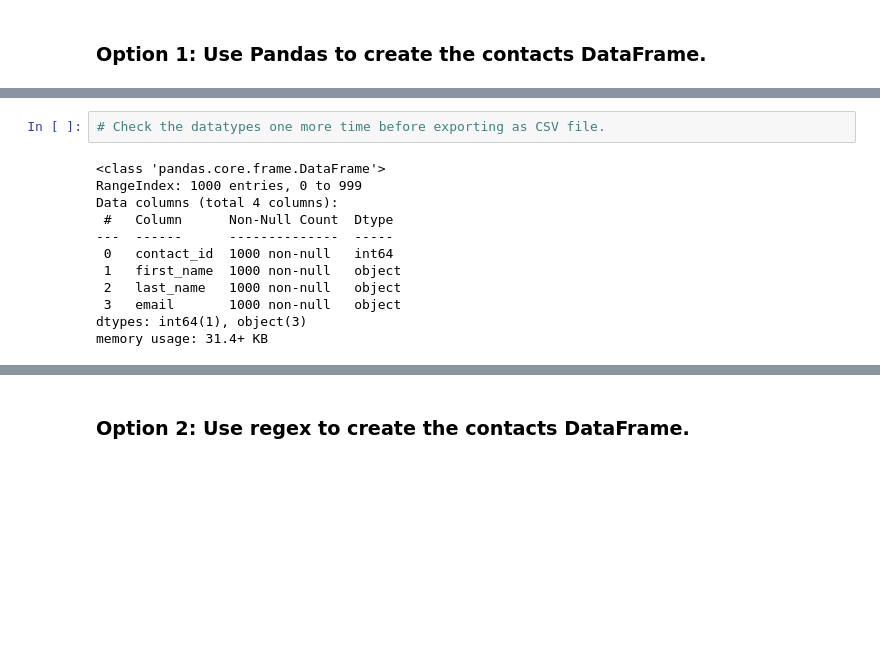
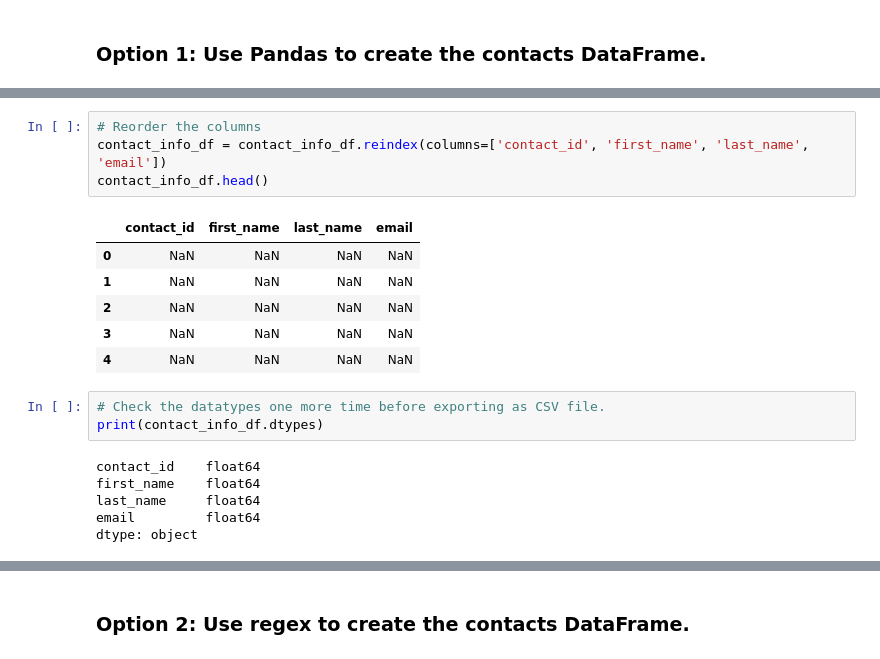
Before and after one commit to kaakabogu/Crowdfunding_ETL, a Jupyter notebook: ETL_Mini_Project_KAkabogu_FSultani.ipynb, the cells around one changed output, grey strips where cells are left out. Drawn from its saved outputs; the diff is of its cells as text; blank space fills up the shorter version.

```diff
--- a/ETL_Mini_Project_KAkabogu_FSultani.ipynb
+++ b/ETL_Mini_Project_KAkabogu_FSultani.ipynb
@@ -496,17 +442,23 @@ memory usage: 23.6+ KB
+# %%
+# Reorder the columns
+contact_info_df = contact_info_df.reindex(columns=['contact_id', 'first_name', 'last_name', 'email'])
+contact_info_df.head()
+# %% [output]
+|  | contact_id | first_name | last_name | email |
+| 0 | NaN | NaN | NaN | NaN |
+| 1 | NaN | NaN | NaN | NaN |
+| 2 | NaN | NaN | NaN | NaN |
+| 3 | NaN | NaN | NaN | NaN |
+| 4 | NaN | NaN | NaN | NaN |
 # %%
 # Check the datatypes one more time before exporting as CSV file.
+print(contact_info_df.dtypes)
 # %% [output]
-<class 'pandas.core.frame.DataFrame'>
-RangeIndex: 1000 entries, 0 to 999
-Data columns (total 4 columns):
- #   Column      Non-Null Count  Dtype
----  ------      --------------  -----
- 0   contact_id  1000 non-null   int64
- 1   first_name  1000 non-null   object
- 2   last_name   1000 non-null   object
- 3   email       1000 non-null   object
-dtypes: int64(1), object(3)
-memory usage: 31.4+ KB
+contact_id    float64
+first_name    float64
+last_name     float64
+email         float64
+dtype: object
 # %%
 # Export the DataFrame as a CSV file.
 contacts_df_clean.to_csv("Resources/contacts.csv", encoding='utf8', index=False)
```
Also changed, not shown: parts of 19 cells of this notebook.
